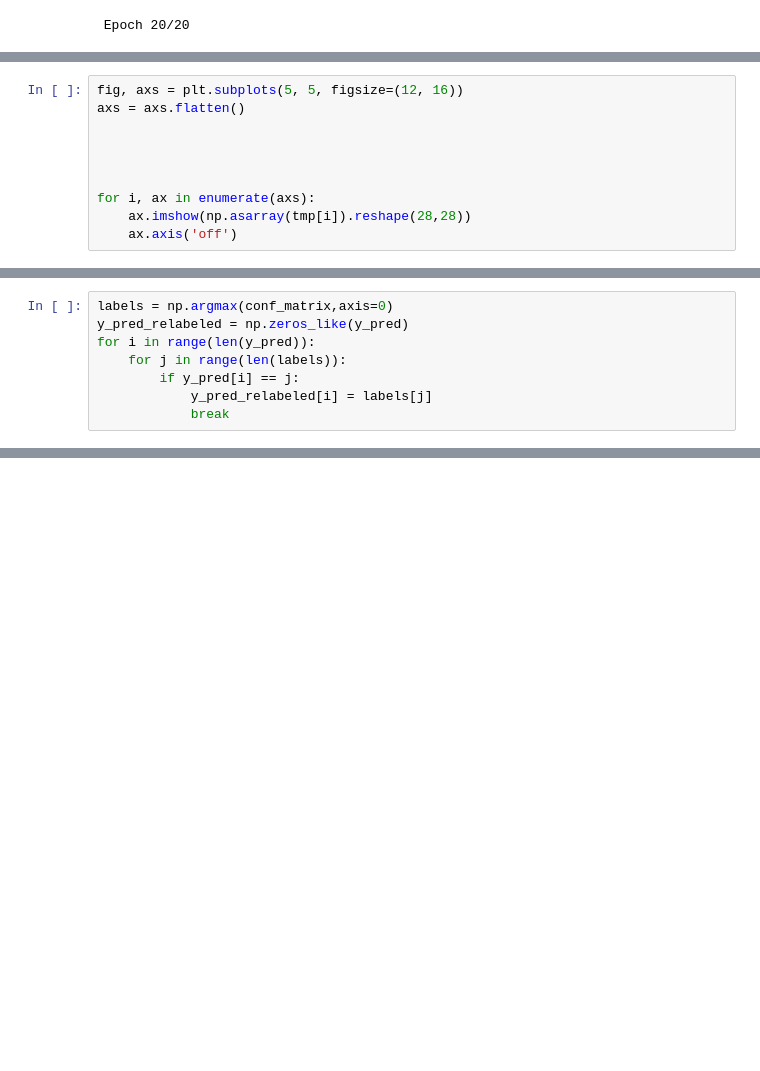
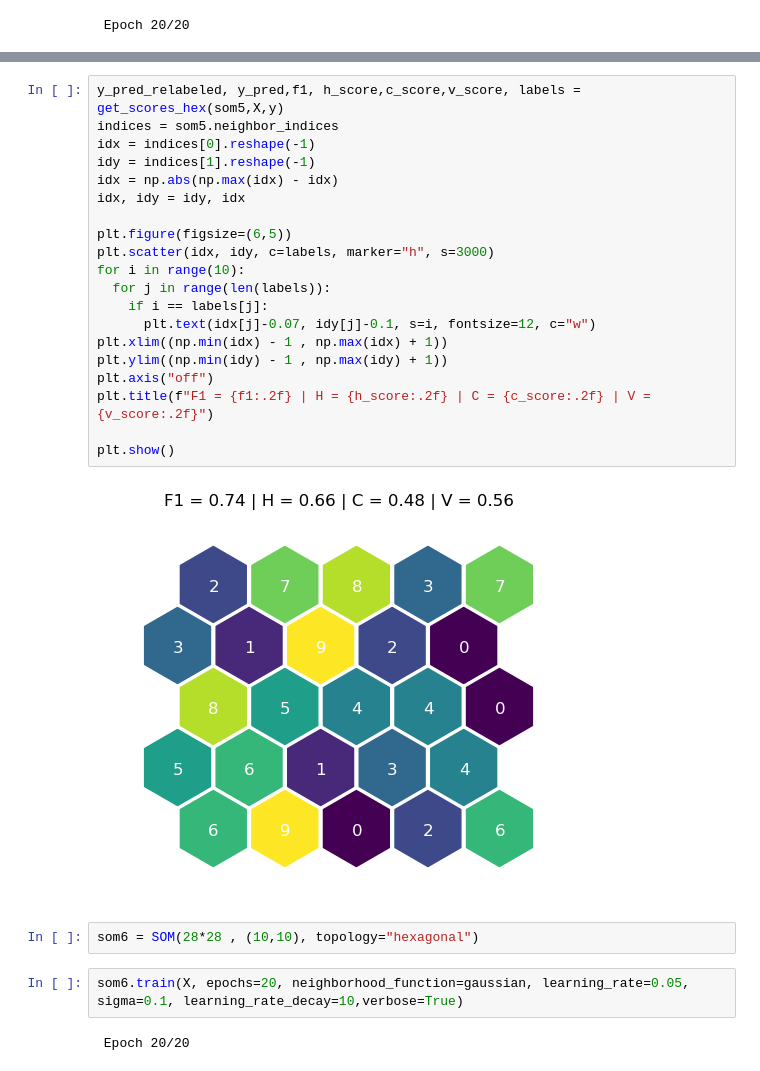
Before and after one commit to skowronskid/Computational-Analysis-Methods, a Jupyter notebook: SOM/som_experiments.ipynb, the cells around one changed output, grey strips where cells are left out. Cells and saved outputs as stored; diff of their text form; blank space fills up the shorter version.

```diff
--- a/SOM/som_experiments.ipynb
+++ b/SOM/som_experiments.ipynb
@@ -613,10 +605,0 @@ tmp = som5.weights.reshape(25,784)
-# %%
-fig, axs = plt.subplots(5, 5, figsize=(12, 16))
-axs = axs.flatten()
-
-
-
-
-for i, ax in enumerate(axs):
-    ax.imshow(np.asarray(tmp[i]).reshape(28,28))
-    ax.axis('off')
@@ -630,8 +605,0 @@ import warnings
-# %%
-labels = np.argmax(conf_matrix,axis=0)
-y_pred_relabeled = np.zeros_like(y_pred)
-for i in range(len(y_pred)):
-    for j in range(len(labels)):
-        if y_pred[i] == j:
-            y_pred_relabeled[i] = labels[j]
-            break
@@ -649,0 +606,28 @@ AttributeError: ignored
+# %%
+y_pred_relabeled, y_pred,f1, h_score,c_score,v_score, labels = get_scores_hex(som5,X,y)
+indices = som5.neighbor_indices
+idx = indices[0].reshape(-1)
+idy = indices[1].reshape(-1)
+idx = np.abs(np.max(idx) - idx)
+idx, idy = idy, idx
+
+plt.figure(figsize=(6,5))
+plt.scatter(idx, idy, c=labels, marker="h", s=3000)
+for i in range(10):
+  for j in range(len(labels)):
+    if i == labels[j]:
+      plt.text(idx[j]-0.07, idy[j]-0.1, s=i, fontsize=12, c="w")
+plt.xlim((np.min(idx) - 1 , np.max(idx) + 1))
+plt.ylim((np.min(idy) - 1 , np.max(idy) + 1))
+plt.axis("off")
+plt.title(f"F1 = {f1:.2f} | H = {h_score:.2f} | C = {c_score:.2f} | V = {v_score:.2f}")
+
+plt.show()
+# %% [output]
+[figure, added]
+# %%
+som6 = SOM(28*28 , (10,10), topology="hexagonal")
+# %%
+som6.train(X, epochs=20, neighborhood_function=gaussian, learning_rate=0.05, sigma=0.1, learning_rate_decay=10,verbose=True)
+# %% [output]
+ Epoch 20/20
```
Also changed, not shown: parts of 57 cells of this notebook.
